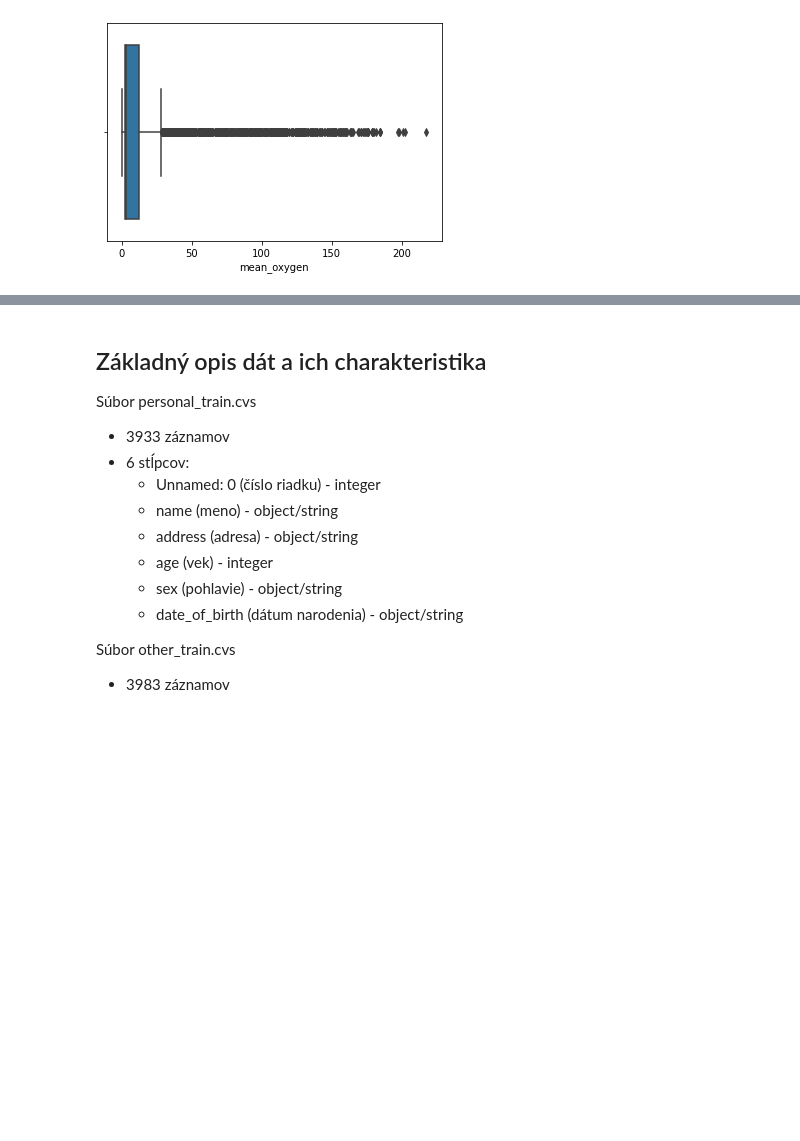
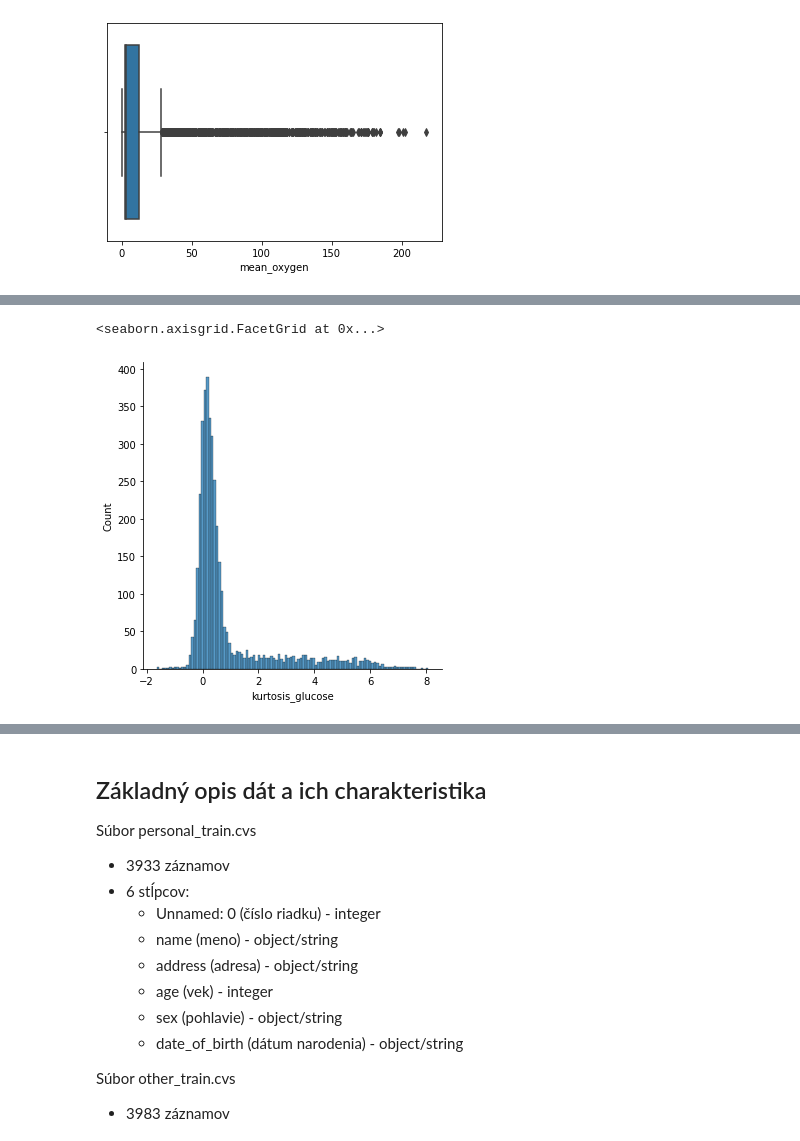
Before and after one commit to xsipka/FIIT_IAU_Projekt, a Jupyter notebook: test.ipynb, the cells around one changed output, grey strips where cells are left out. Cells and saved outputs as stored; diff of their text form; code cells hidden in the pictures; blank space fills up the shorter version.

```diff
--- a/test.ipynb
+++ b/test.ipynb
@@ -120,0 +143,5 @@ sns.boxplot(data = medical_data, x = "skewness_oxygen")
+# %%
+sns.displot(data = medical_data, x = "kurtosis_glucose")
+# %% [output]
+<seaborn.axisgrid.FacetGrid at 0x...>
+[figure, added]
```
Also changed, not shown: parts of 9 cells of this notebook.
